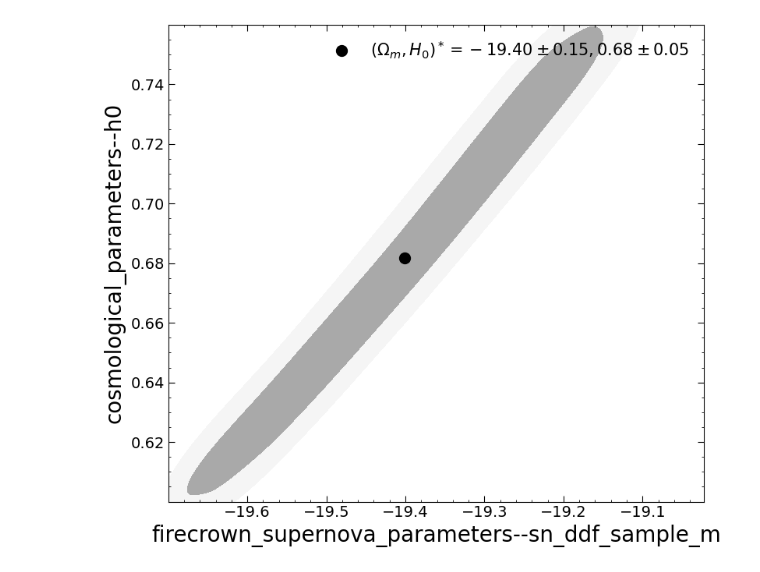
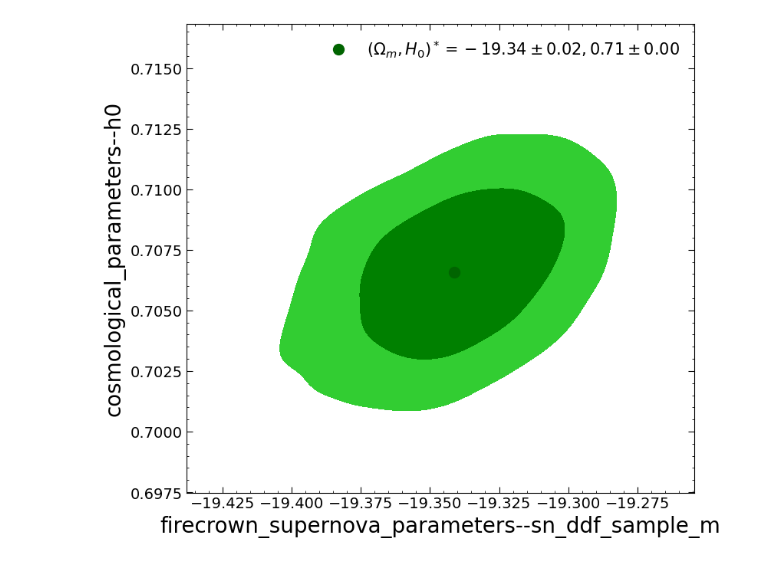
Before and after one commit to am610/LSST_SRD_SN_Analysis, a Jupyter notebook: Plot_srdY10_Planck.ipynb, the cells around one changed output. Cells and saved outputs as stored; diff of their text form; code cells hidden in the pictures.

```diff
--- a/Plot_srdY10_Planck.ipynb
+++ b/Plot_srdY10_Planck.ipynb
@@ -42,14 +41,14 @@ warnings.filterwarnings('ignore')
 def convert(lst):
     return (lst[0].split())
 # %%
-Burnin = 300000
-path = '/pscratch/sd/a/ayanmitr/Results/SRD_OUTPUT_Varyall/'
-sampler, ini = read_input('lsst_srd_y10_sys_base_prior.ini')
+Burnin = 50000
+path = '/pscratch/sd/a/ayanmitr/Results/SRD_OUTPUT_PLANCK/COSMOSIS-CHAINS/'
+sampler, ini = read_input("lsst_srd_y10_sys_base_prior_planck.ini")
 os.makedirs(path, exist_ok=True)
-proc = postprocessor_for_sampler(sampler)(ini, "lsst_srd_y10_sys_base_prior", 0, burn=Burnin, no_2d=False)
+proc = postprocessor_for_sampler(sampler)(ini, "lsst_srd_y10_sys_base_prior_planck", 0, burn=Burnin, no_2d=False)
 #---------------------------------------------------
 # Printintg out the parameter list
-with open('lsst_srd_y10_sys_base_prior.txt') as f:
+with open('lsst_srd_y10_sys_base_prior_planck.txt') as f:
     reader = csv.reader(f)
     row1 = next(reader)  # gets the first line
 row1 = [word.replace('\t','  ') for word in row1]
@@ -266,32 +251,32 @@ plt.tight_layout()
 # %%
 plt.rcParams['figure.figsize'] = [8,7]
 txt='SN + CMB + BAO'
-i = 4
+i = 6
 j = 1
 fig, ax = plt.subplots()
 plotter = MetropolisHastingsPlots2D(proc)
 x = plotter.reduced_col(row1[i]) # w0
 y = plotter.reduced_col(row1[j])# wa
 xax, yax, like = plotter.smooth_likelihood(x, y, row1[i],  row1[j])
 level1, level2,l3  = plotter._find_contours(like, x, y, xax, yax, 1 - 0.68, 1 - 0.95)
 w0m  =  np.mean(x);w0std=  np.std(x);
 wam  =  np.mean(y);wastd=  np.std(y);
-ax.contourf(xax, yax, like.T, [level2,level1],colors=['white', 'whitesmoke','darkgrey'], extend='both')
-ax.plot(np.mean(x),np.mean(y),'o',c='black',markersize=10,label=r'$(\Omega_m ,H_0)^*= %.2f\pm %.2f,%.2f \pm %.2f$'%(w0m,w0std,wam,wastd))
+ax.contourf(xax, yax, like.T, [level2,level1],colors=['white', 'limegreen','green'], extend='both')
+ax.plot(np.mean(x),np.mean(y),'o',c='darkgreen',markersize=10,label=r'$(\Omega_m ,H_0)^*= %.2f\pm %.2f,%.2f \pm %.2f$'%(w0m,w0std,wam,wastd))
 ax.set_xlabel(row1[i],fontsize=20)
 ax.set_ylabel(row1[j],fontsize=20)
 ax.yaxis.set_ticks_position('both')
 ax.xaxis.set_ticks_position('both')
 ax.minorticks_on()
 ax.tick_params(which = 'both',direction="in")
 ax.tick_params(length=6)
 plt.legend(loc = 'upper right',prop={'size': 15},frameon=False)
 #plt.text(-1.25,-0.75,"$^*$%s"%txt,fontsize=20,color='black')
 #plt.text(-0.92,0.2,'Sampler : Emcee \nSN : SNANA simulations \nSpectroscopic sample\nCMB : Planck 2018 \nBAO : SDSS DR12, SDSS MGS, 6dFGS',fontsize=10)
 plt.yticks(fontsize=14);plt.xticks(fontsize=14)
 #plt.axhline(0, linestyle = '--',color='grey',alpha = 0.3)
 #plt.axvline(-1, linestyle = '--',color='grey',alpha=0.3)
 plt.tight_layout()
 #plt.savefig(path+'output/2D.pdf',bbox_inches='tight')
 # %% [output]
-[figure, old version]
+[figure, new version]
```
Also changed, not shown: parts of 19 cells of this notebook.
